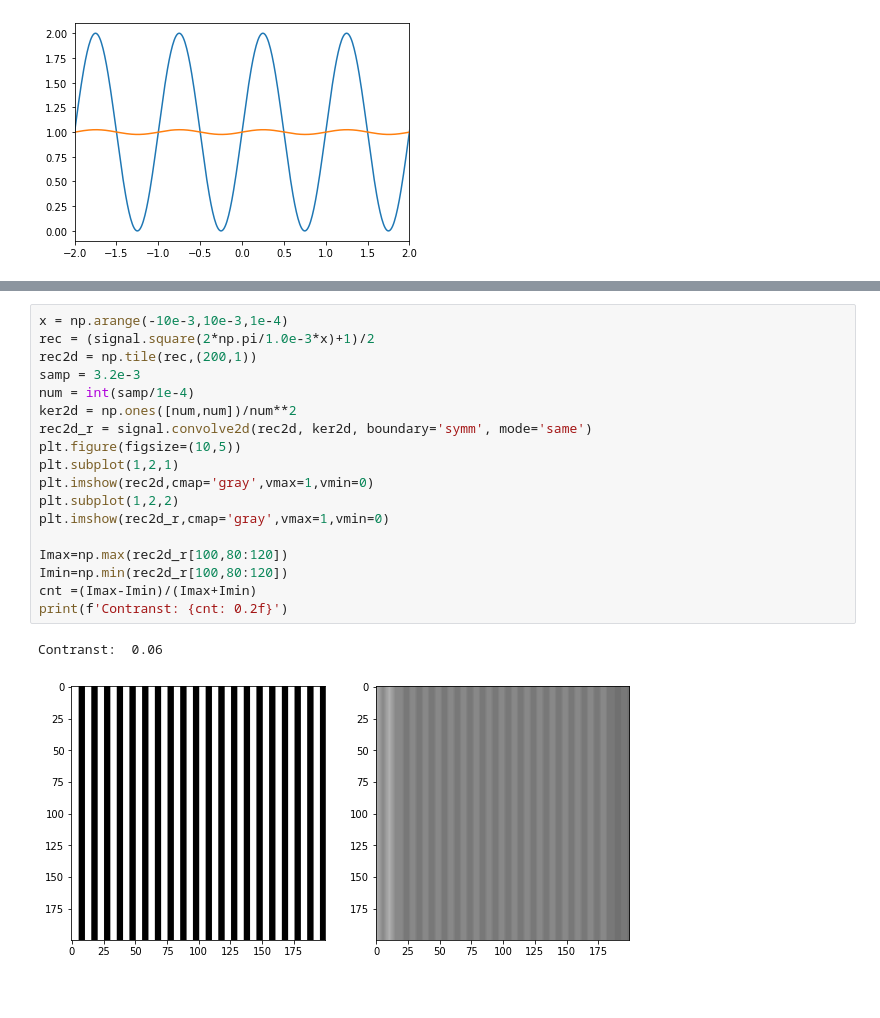
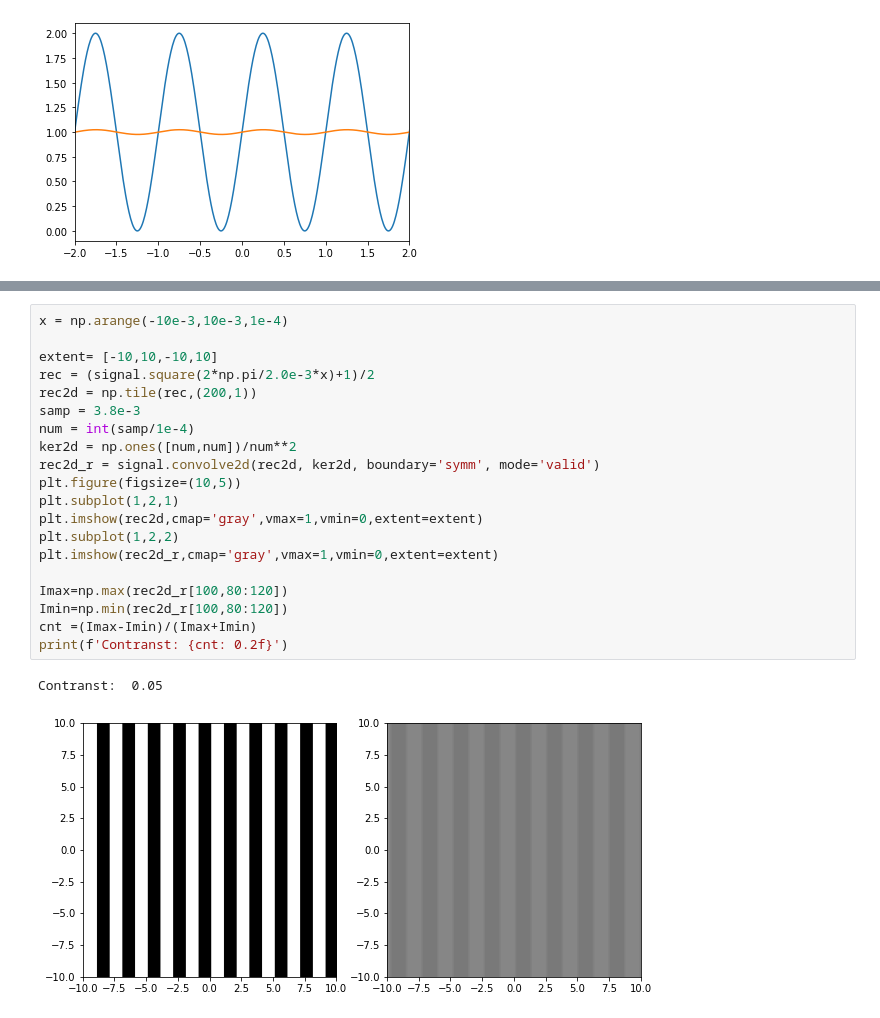
Before and after one commit to AkiraTerao/AT, a Jupyter notebook: diffraction.ipynb, the cells around one changed output, grey strips where cells are left out. Saved outputs shown, nothing was run; the diff lists cells and outputs as text; blank space fills up the shorter version.

```diff
--- a/diffraction.ipynb
+++ b/diffraction.ipynb
@@ -90,21 +222,23 @@ Contrast:  0.02
 # %%
 x = np.arange(-10e-3,10e-3,1e-4)
-rec = (signal.square(2*np.pi/1.0e-3*x)+1)/2
+
+extent= [-10,10,-10,10]
+rec = (signal.square(2*np.pi/2.0e-3*x)+1)/2
 rec2d = np.tile(rec,(200,1))
-samp = 3.2e-3
+samp = 3.8e-3
 num = int(samp/1e-4)
 ker2d = np.ones([num,num])/num**2
-rec2d_r = signal.convolve2d(rec2d, ker2d, boundary='symm', mode='same')
+rec2d_r = signal.convolve2d(rec2d, ker2d, boundary='symm', mode='valid')
 plt.figure(figsize=(10,5))
 plt.subplot(1,2,1)
-plt.imshow(rec2d,cmap='gray',vmax=1,vmin=0)
+plt.imshow(rec2d,cmap='gray',vmax=1,vmin=0,extent=extent)
 plt.subplot(1,2,2)
-plt.imshow(rec2d_r,cmap='gray',vmax=1,vmin=0)
+plt.imshow(rec2d_r,cmap='gray',vmax=1,vmin=0,extent=extent)
 
 Imax=np.max(rec2d_r[100,80:120])
 Imin=np.min(rec2d_r[100,80:120])
 cnt =(Imax-Imin)/(Imax+Imin)
 print(f'Contranst: {cnt: 0.2f}')
 # %% [output]
-Contranst:  0.06
+Contranst:  0.05
-[figure, old version]
+[figure, new version]
```
Also changed, not shown: parts of 6 cells of this notebook.
